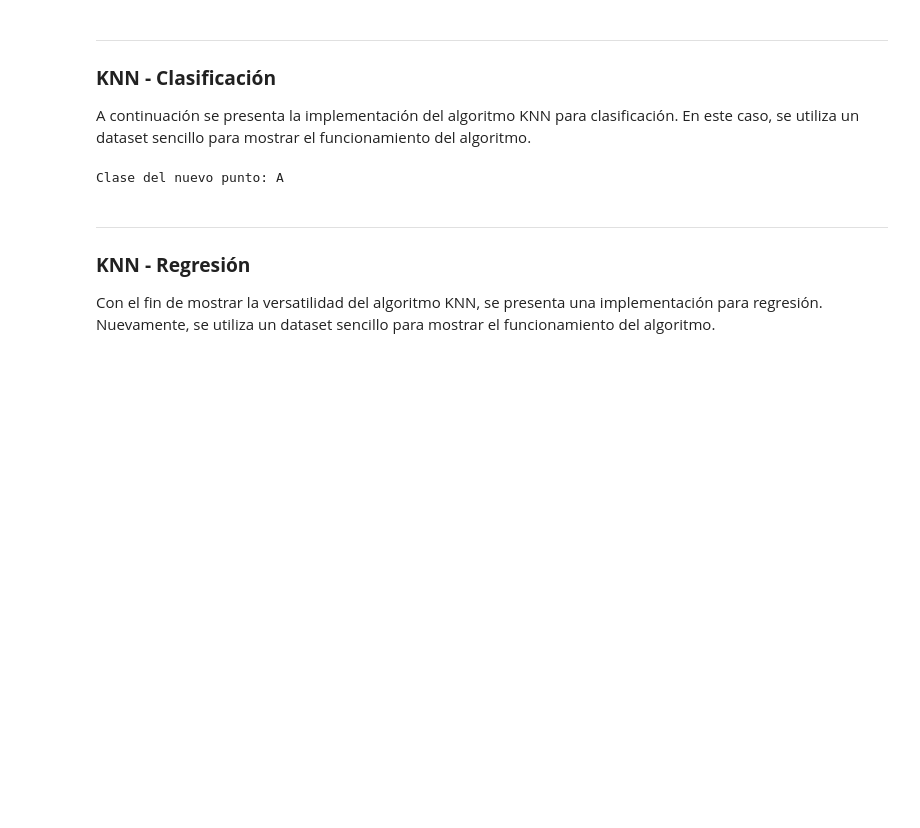
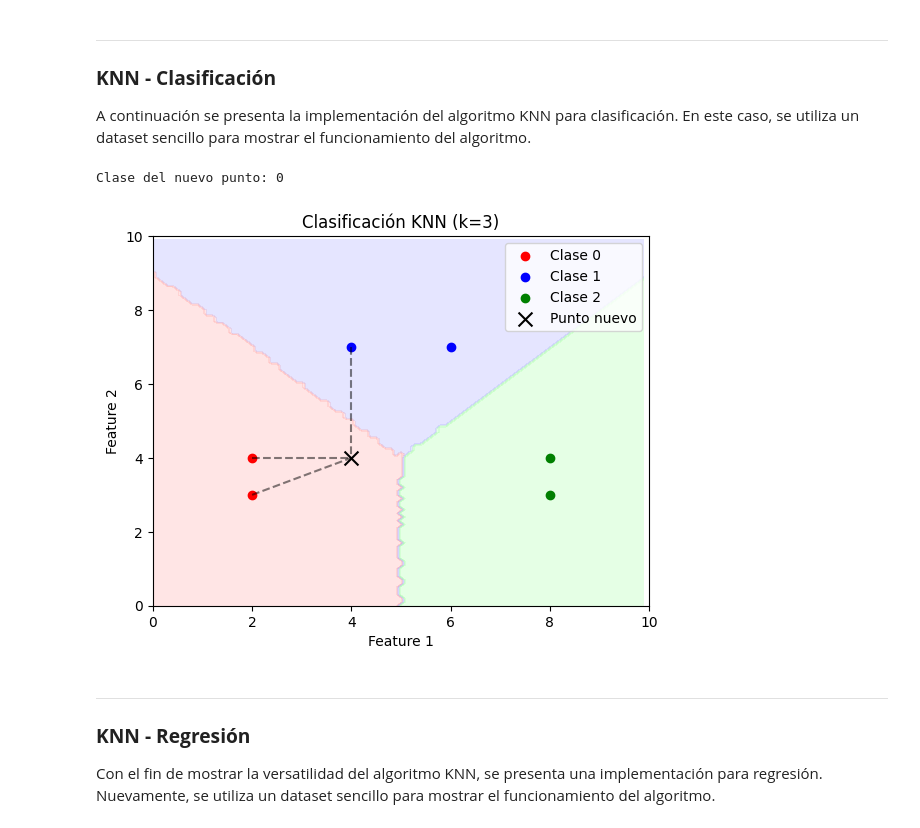
Before and after one commit to stefanoaragoni/ResponsibleAI_Paper_KNN, a Jupyter notebook: KNN_Example_Code.ipynb, the cells around one changed output. Drawn from its saved outputs; the diff is of its cells as text; code cells hidden in the pictures; blank space fills up the shorter version.

```diff
--- a/KNN_Example_Code.ipynb
+++ b/KNN_Example_Code.ipynb
@@ -10,10 +10,12 @@ A continuación se presenta la implementación del algoritmo KNN para clasificac
 # %%
 import numpy as np
 from sklearn.neighbors import KNeighborsClassifier
+from matplotlib.colors import ListedColormap
+import matplotlib.pyplot as plt
 
 # Datos de entrenamiento
-X_train = np.array([[2, 3], [3, 4], [7, 7], [7, 8]])
-y_train = np.array(['A', 'A', 'B', 'B'])
+X_train = np.array([[2, 3], [2, 4], [4, 7], [6, 7], [8, 4], [8, 3]])
+y_train = np.array([0, 0, 1, 1, 2, 2])
 
 # Crear el clasificador KNN
 k = 3
@@ -23,11 +25,55 @@ knn = KNeighborsClassifier(n_neighbors=k)
 knn.fit(X_train, y_train)
 
 # Clasificar un nuevo punto
-nuevo_punto = np.array([[5, 5]])
+nuevo_punto = np.array([[4, 4]])
 prediccion = knn.predict(nuevo_punto)
 print(f'Clase del nuevo punto: {prediccion[0]}')
 # %% [output]
-Clase del nuevo punto: A
+Clase del nuevo punto: 0
+# %%
+# Crear un meshgrid para visualizar las áreas
+h = 0.1
+xx, yy = np.meshgrid(np.arange(0, 10, h), np.arange(0, 10, h))
+
+# Predecir las clases para cada punto en la malla
+Z = knn.predict(np.c_[xx.ravel(), yy.ravel()])
+Z = Z.reshape(xx.shape)
+
+# Graficar los datos y la región de decisión
+plt.figure()
+
+# Dibujar el meshgrid
+cmap_light = ListedColormap(['#FFAAAA', '#AAAAFF', '#AAFFAA'])
+cmap_bold = ListedColormap(['#FF0000', '#0000FF', '#00FF00'])
+plt.contourf(xx, yy, Z, cmap=cmap_light, alpha=0.3)
+
+# Dibujar los puntos de entrenamiento
+for i, color in zip(range(3), 'rbg'):
+    idx = np.where(y_train == i)
+    plt.scatter(X_train[idx, 0], X_train[idx, 1], c=color, label=f'Clase {i}')
+
+# Dibujar el nuevo punto
+plt.scatter(nuevo_punto[0, 0], nuevo_punto[0, 1], c='k', marker='x', s=100, label='Punto nuevo')
+
+# Dibujar las líneas de los k vecinos más cercanos
+distancias, indices = knn.kneighbors(nuevo_punto)
+for i in indices[0]:
+    plt.plot([X_train[i, 0], nuevo_punto[0, 0]], [X_train[i, 1], nuevo_punto[0, 1]], 'k--', alpha=0.5)
+
+# Establecer los límites del gráfico
+plt.xlim(x_min, x_max)
+plt.ylim(y_min, y_max)
+
+# Títulos y etiquetas
+plt.title("Clasificación KNN (k=3)")
+plt.xlabel("Feature 1")
+plt.ylabel("Feature 2")
+plt.legend()
+
+# Mostrar el gráfico
+plt.show()
+# %% [output]
+[figure, added]
 # %% [markdown]
 --------------------
 
```
Also changed, not shown: parts of 2 cells of this notebook.
